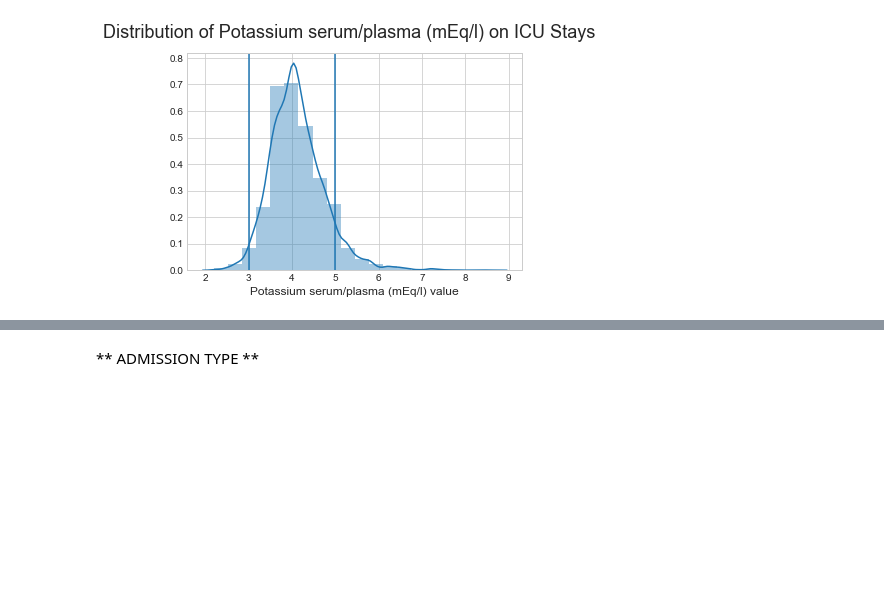
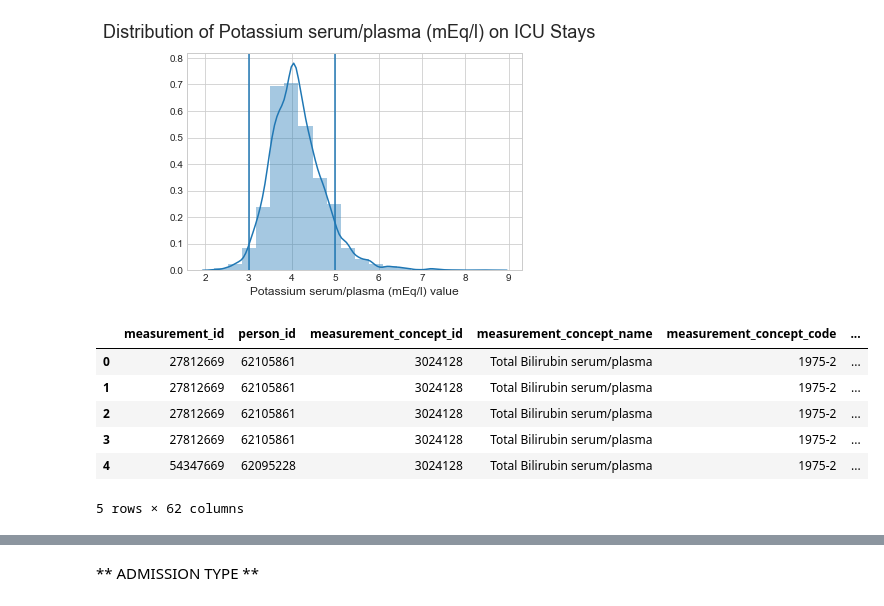
Before and after one commit to dataforgoodfr/batch4_diafoirus_fleming, a Jupyter notebook: omop_severity_scores/omop_sapsii_components.ipynb, the cells around one changed output, grey strips where cells are left out. Drawn from its saved outputs; the diff is of its cells as text; code cells hidden in the pictures; blank space fills up the shorter version.

```diff
--- a/omop_severity_scores/omop_sapsii_components.ipynb
+++ b/omop_severity_scores/omop_sapsii_components.ipynb
@@ -196,0 +220,10 @@ plt.axvline(5)
+# %%
+df_icu_bilirubin.head()
+# %% [output]
+|  | measurement_id | person_id | measurement_concept_id | measurement_concept_name | measurement_concept_code | ... |
+| 0 | 27812669 | 62105861 | 3024128 | Total Bilirubin serum/plasma | 1975-2 | ... |
+| 1 | 27812669 | 62105861 | 3024128 | Total Bilirubin serum/plasma | 1975-2 | ... |
+| 2 | 27812669 | 62105861 | 3024128 | Total Bilirubin serum/plasma | 1975-2 | ... |
+| 3 | 27812669 | 62105861 | 3024128 | Total Bilirubin serum/plasma | 1975-2 | ... |
+| 4 | 54347669 | 62095228 | 3024128 | Total Bilirubin serum/plasma | 1975-2 | ... |
+5 rows × 62 columns
```
Also changed, not shown: parts of 4 cells of this notebook, 9 other files.
